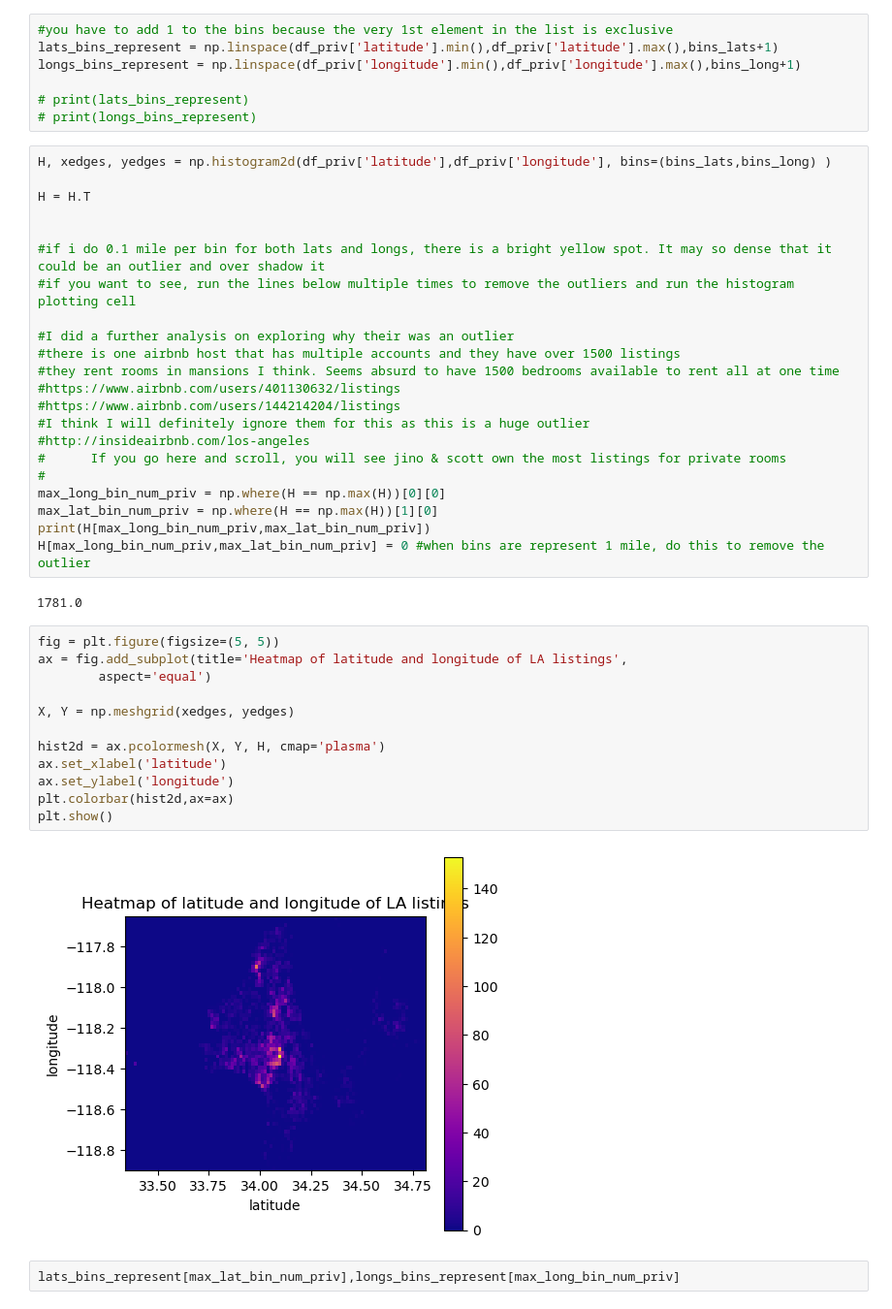
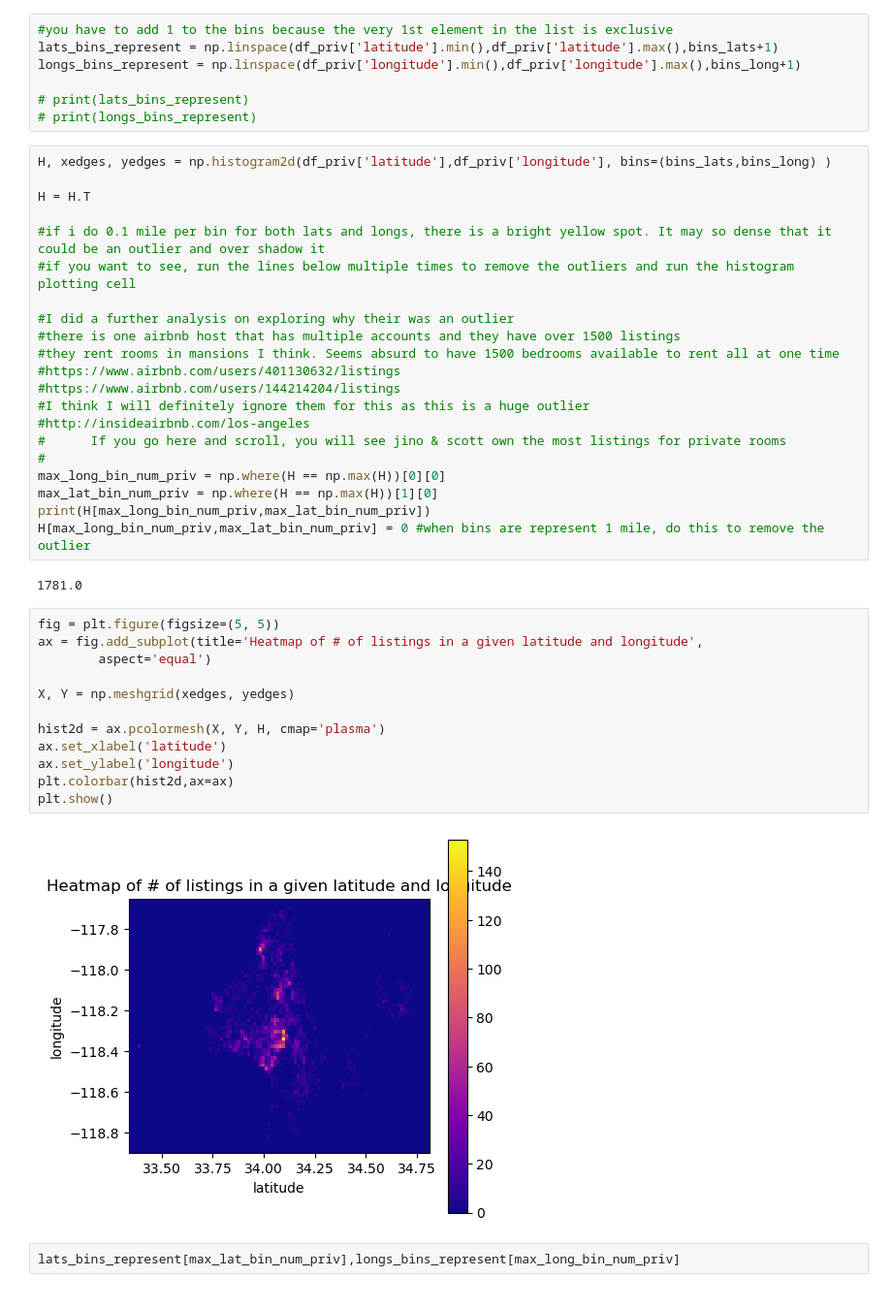
Before and after one commit to Shubhrika007/Erdos_Spring_2023, a Jupyter notebook: hotspot_exploration.ipynb, the cells around one changed output. Shown at 97% size. Cells and saved outputs as stored; diff of their text form.

```diff
--- a/hotspot_exploration.ipynb
+++ b/hotspot_exploration.ipynb
@@ -152,7 +152,6 @@ longs_bins_represent = np.linspace(df_priv['longitude'].min(),df_priv['longitude
 H, xedges, yedges = np.histogram2d(df_priv['latitude'],df_priv['longitude'], bins=(bins_lats,bins_long) )
 
 H = H.T
-
 
 #if i do 0.1 mile per bin for both lats and longs, there is a bright yellow spot. It may so dense that it could be an outlier and over shadow it
 #if you want to see, run the lines below multiple times to remove the outliers and run the histogram plotting cell
@@ -174,18 +173,18 @@ H[max_long_bin_num_priv,max_lat_bin_num_priv] = 0 #when bins are represent 1 mil
 1781.0
 # %%
 fig = plt.figure(figsize=(5, 5))
-ax = fig.add_subplot(title='Heatmap of latitude and longitude of LA listings',
+ax = fig.add_subplot(title='Heatmap of # of listings in a given latitude and longitude',
         aspect='equal')
 
 X, Y = np.meshgrid(xedges, yedges)
 
 hist2d = ax.pcolormesh(X, Y, H, cmap='plasma')
 ax.set_xlabel('latitude')
 ax.set_ylabel('longitude')
 plt.colorbar(hist2d,ax=ax)
 plt.show()
 # %% [output]
-[figure, old version]
+[figure, new version]
 # %%
 lats_bins_represent[max_lat_bin_num_priv],longs_bins_represent[max_long_bin_num_priv]
 # %% [output]
```
Also changed, not shown: parts of 11 cells of this notebook.
